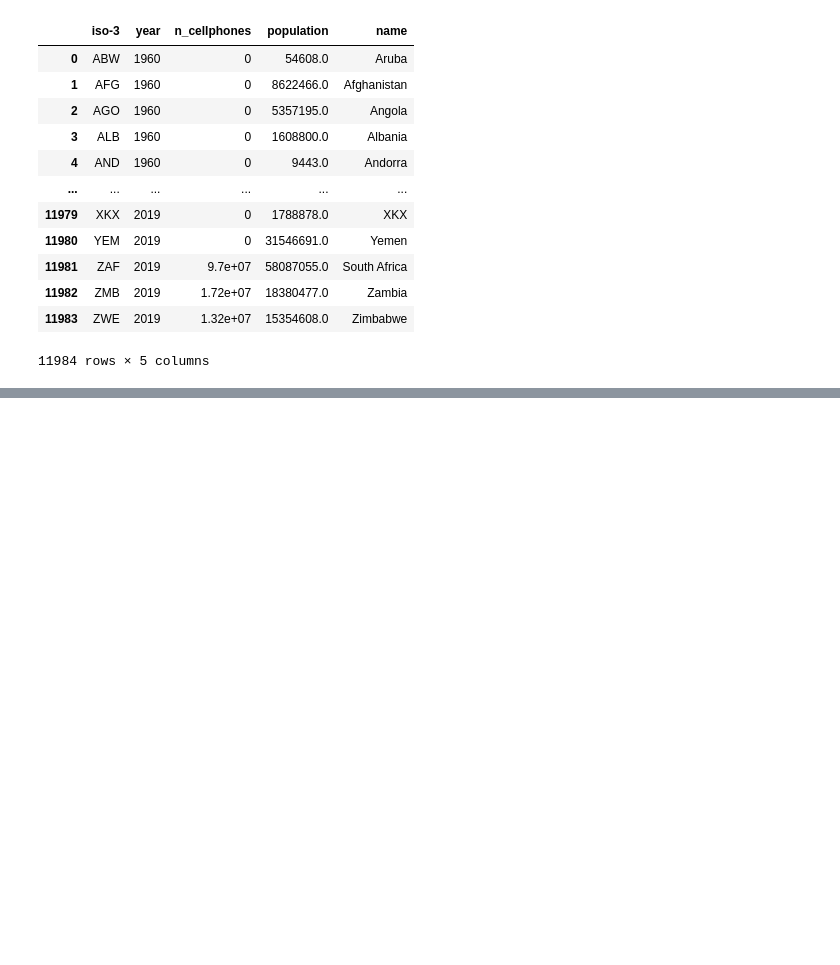
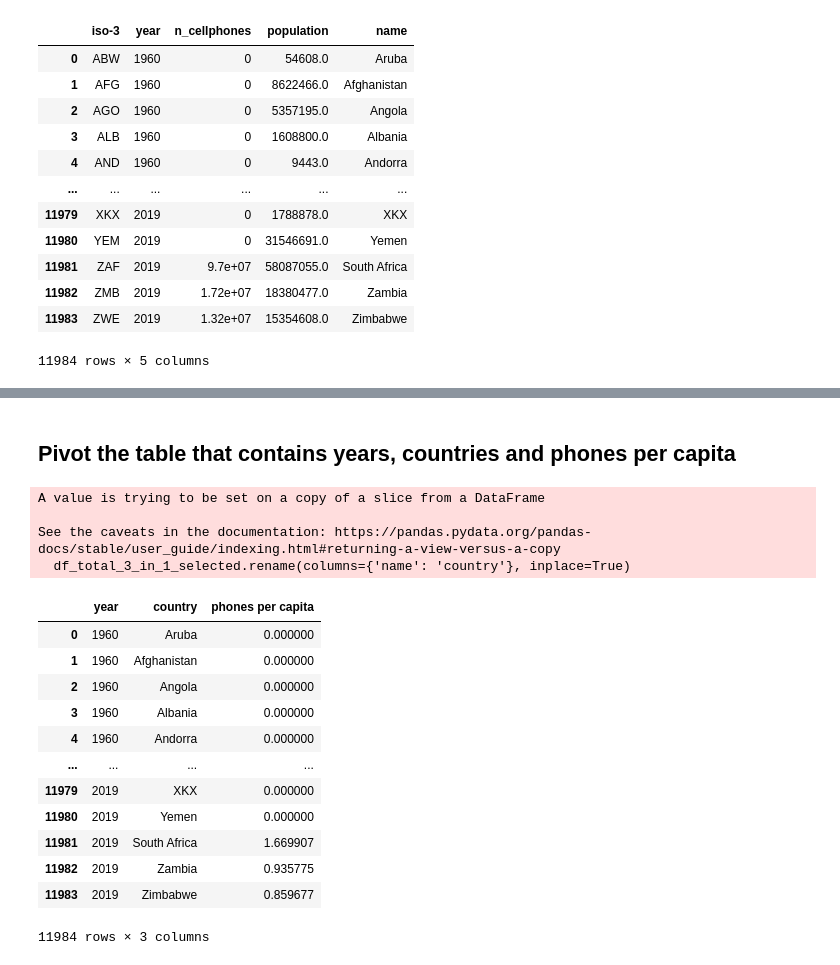
Before and after one commit to SunnyStare/SU-MT4007-Statistisk-databehandling, a Jupyter notebook: HW4/Joining Data.ipynb, the cells around one changed output, grey strips where cells are left out. Cells and saved outputs as stored; diff of their text form; code cells hidden in the pictures; blank space fills up the shorter version.

```diff
--- a/HW4/Joining Data.ipynb
+++ b/HW4/Joining Data.ipynb
@@ -342,0 +366,25 @@ df_total_3_in_1
+# %% [markdown]
+## Pivot the table that contains years, countries and phones per capita
+# %%
+df_total_3_in_1_selected = df_total_3_in_1[['year', 'name', 'phones per capita']]
+# Rename the 'name' column to 'country'
+df_total_3_in_1_selected.rename(columns={'name': 'country'}, inplace=True)
+df_total_3_in_1_selected
+# %% [output]
+A value is trying to be set on a copy of a slice from a DataFrame
+
+See the caveats in the documentation: https://pandas.pydata.org/pandas-docs/stable/user_guide/indexing.html#returning-a-view-versus-a-copy
+  df_total_3_in_1_selected.rename(columns={'name': 'country'}, inplace=True)
+|  | year | country | phones per capita |
+| 0 | 1960 | Aruba | 0.000000 |
+| 1 | 1960 | Afghanistan | 0.000000 |
+| 2 | 1960 | Angola | 0.000000 |
+| 3 | 1960 | Albania | 0.000000 |
+| 4 | 1960 | Andorra | 0.000000 |
+| ... | ... | ... | ... |
+| 11979 | 2019 | XKX | 0.000000 |
+| 11980 | 2019 | Yemen | 0.000000 |
+| 11981 | 2019 | South Africa | 1.669907 |
+| 11982 | 2019 | Zambia | 0.935775 |
+| 11983 | 2019 | Zimbabwe | 0.859677 |
+11984 rows × 3 columns
```
Also changed, not shown: parts of 7 cells of this notebook.
